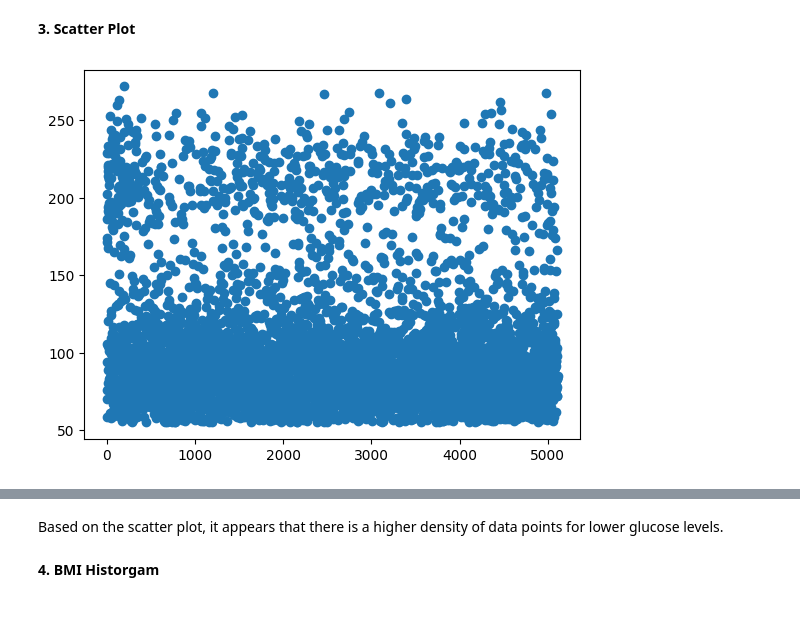
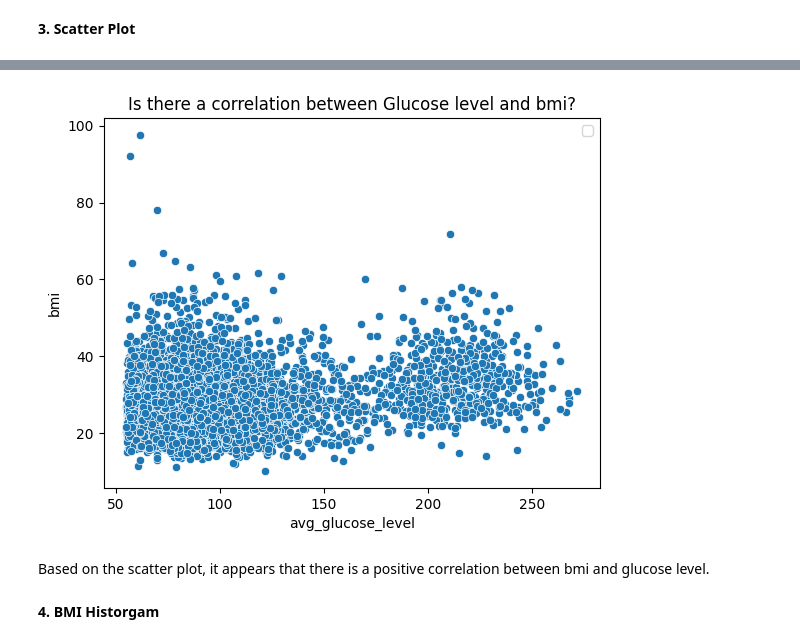
Before and after one commit to nour614/Stroke-Prediction-, a Jupyter notebook: Nour_Tafa_Stroke_Prediction.ipynb, the cells around one changed output, grey strips where cells are left out. Cells and saved outputs as stored; diff of their text form; code cells hidden in the pictures; blank space fills up the shorter version.

```diff
--- a/Nour_Tafa_Stroke_Prediction.ipynb
+++ b/Nour_Tafa_Stroke_Prediction.ipynb
@@ -212,8 +341,8 @@ ax.tick_params(rotation = 90)
 Based on the histogram, it appears that there is a higher frequency of individuals who are married compared to those who are not.
 # %% [markdown]
 **3.  Scatter Plot**
-# %%
-plt.scatter(df.index,df['avg_glucose_level'])
-plt.show()
-# %% [output]
-[figure, removed]
+# %%
+ax = sns.scatterplot(data=df, x = 'avg_glucose_level', y = 'bmi')
+ax.set_title('Is there a correlation between Glucose level and bmi?')
+ax.legend(bbox_to_anchor=[1,1]);
+# %% [output]
@@ -220,4 +350,5 @@ plt.show()
+[figure, added]
 # %% [markdown]
-Based on the scatter plot, it appears that there is a higher density of data points for lower glucose levels.
+Based on the scatter plot, it appears that there is a positive correlation between bmi and glucose level.
 # %% [markdown]
 **4. BMI Historgam**
```
Also changed, not shown: parts of 84 cells of this notebook.
